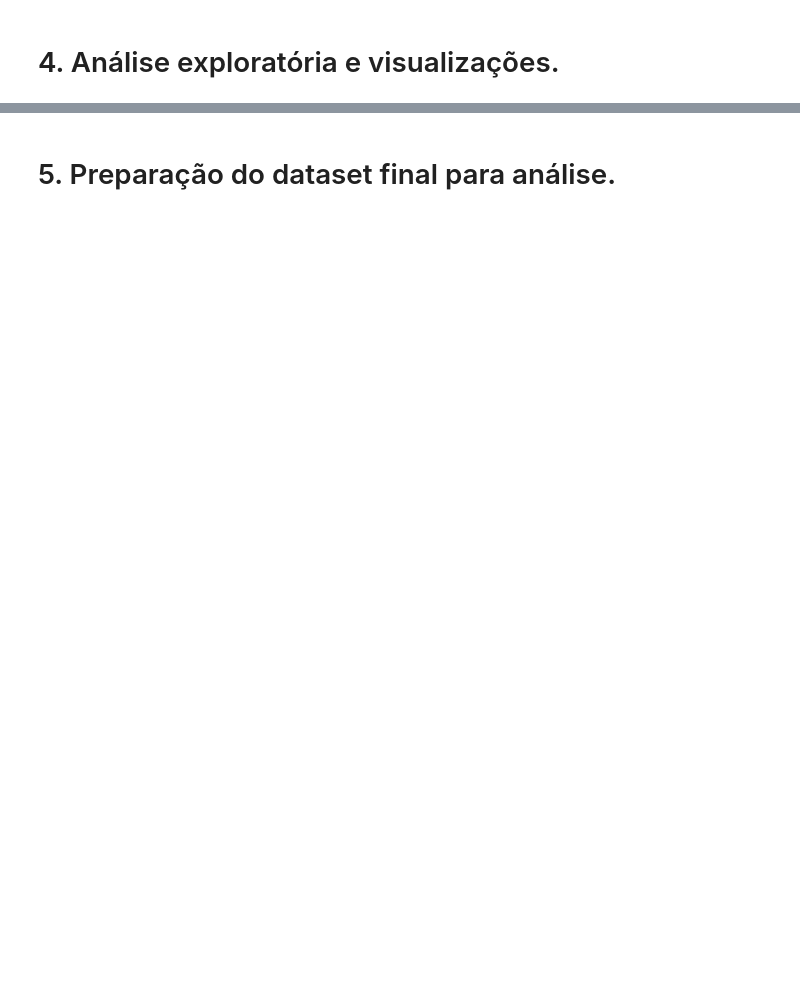
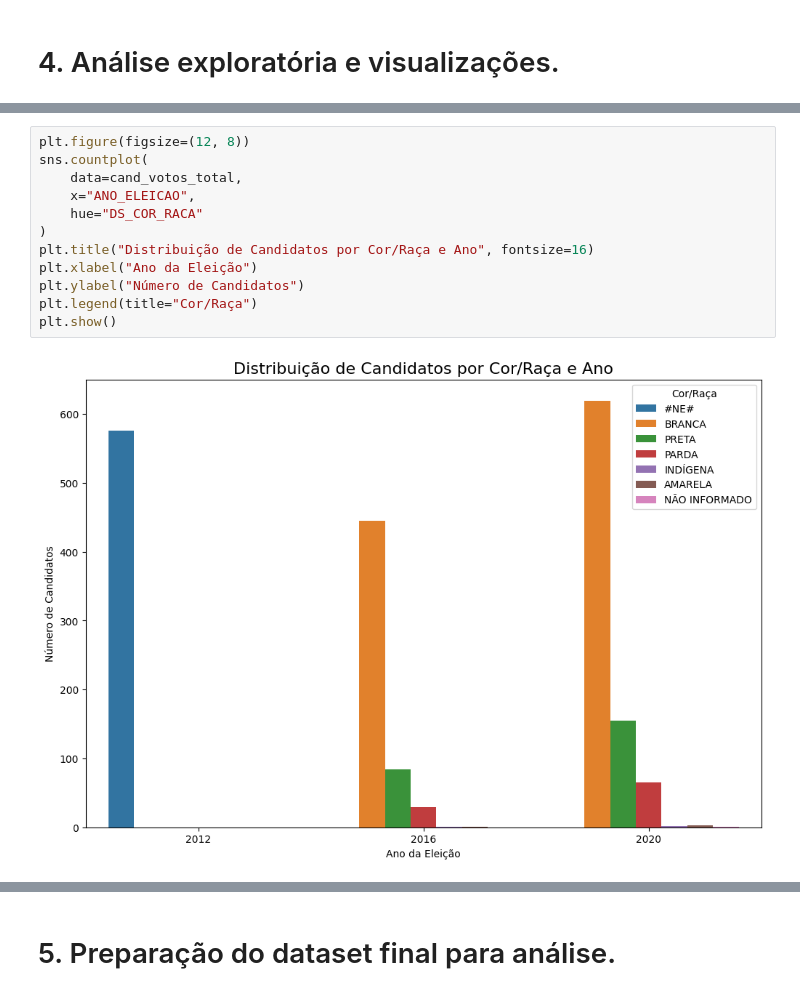
Before and after one commit to aliccestari/TF-coleta-dados, a Jupyter notebook: notebook_inicial.ipynb, the cells around one changed output, grey strips where cells are left out. Cells and saved outputs as stored; diff of their text form; blank space fills up the shorter version.

```diff
--- a/notebook_inicial.ipynb
+++ b/notebook_inicial.ipynb
@@ -447,0 +469,14 @@ Arquivo consolidado salvo com sucesso!
+# %%
+plt.figure(figsize=(12, 8))
+sns.countplot(
+    data=cand_votos_total,
+    x="ANO_ELEICAO",
+    hue="DS_COR_RACA"
+)
+plt.title("Distribuição de Candidatos por Cor/Raça e Ano", fontsize=16)
+plt.xlabel("Ano da Eleição")
+plt.ylabel("Número de Candidatos")
+plt.legend(title="Cor/Raça")
+plt.show()
+# %% [output]
+[figure, added]
```
Also changed, not shown: parts of 23 cells of this notebook, 5 other files.
